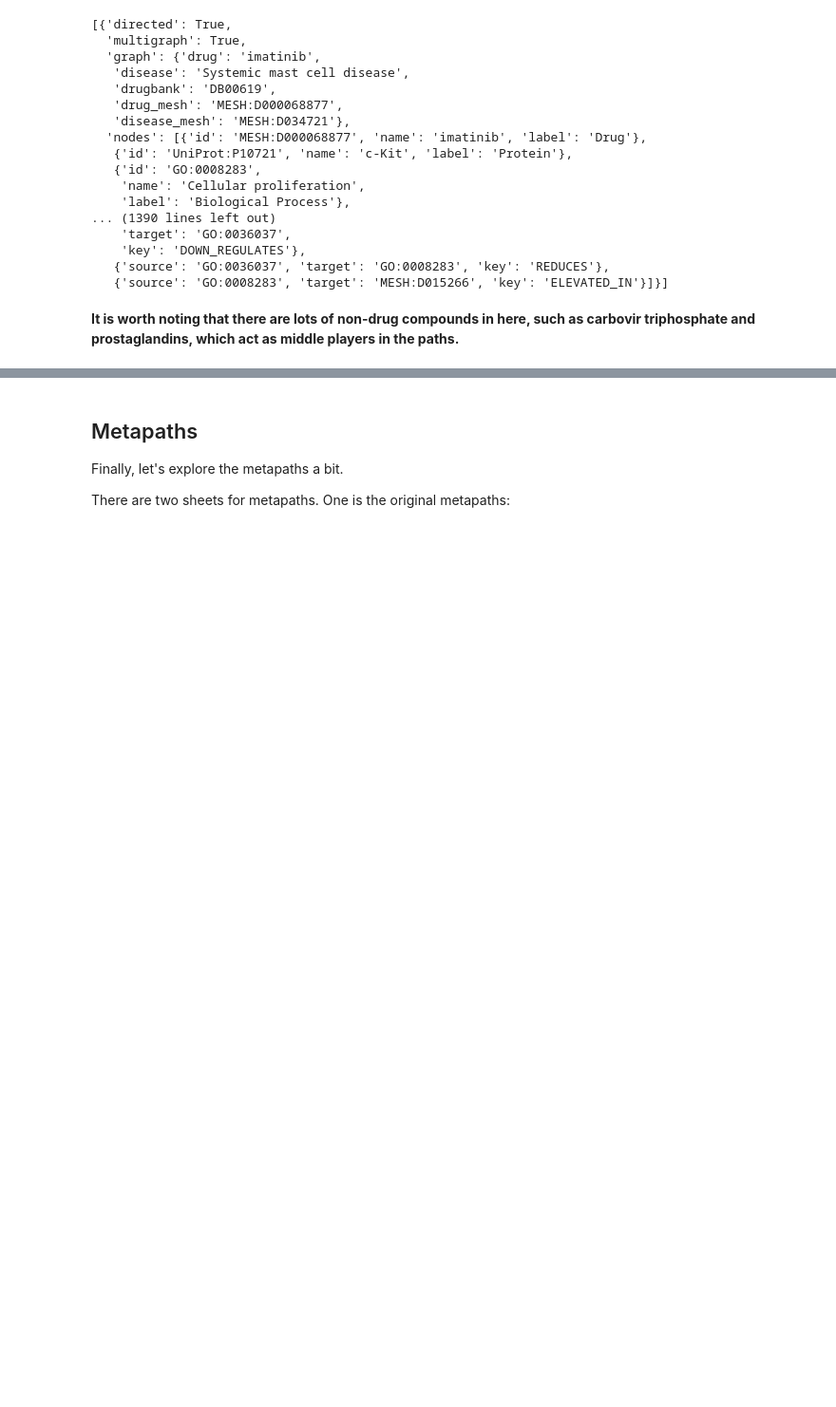
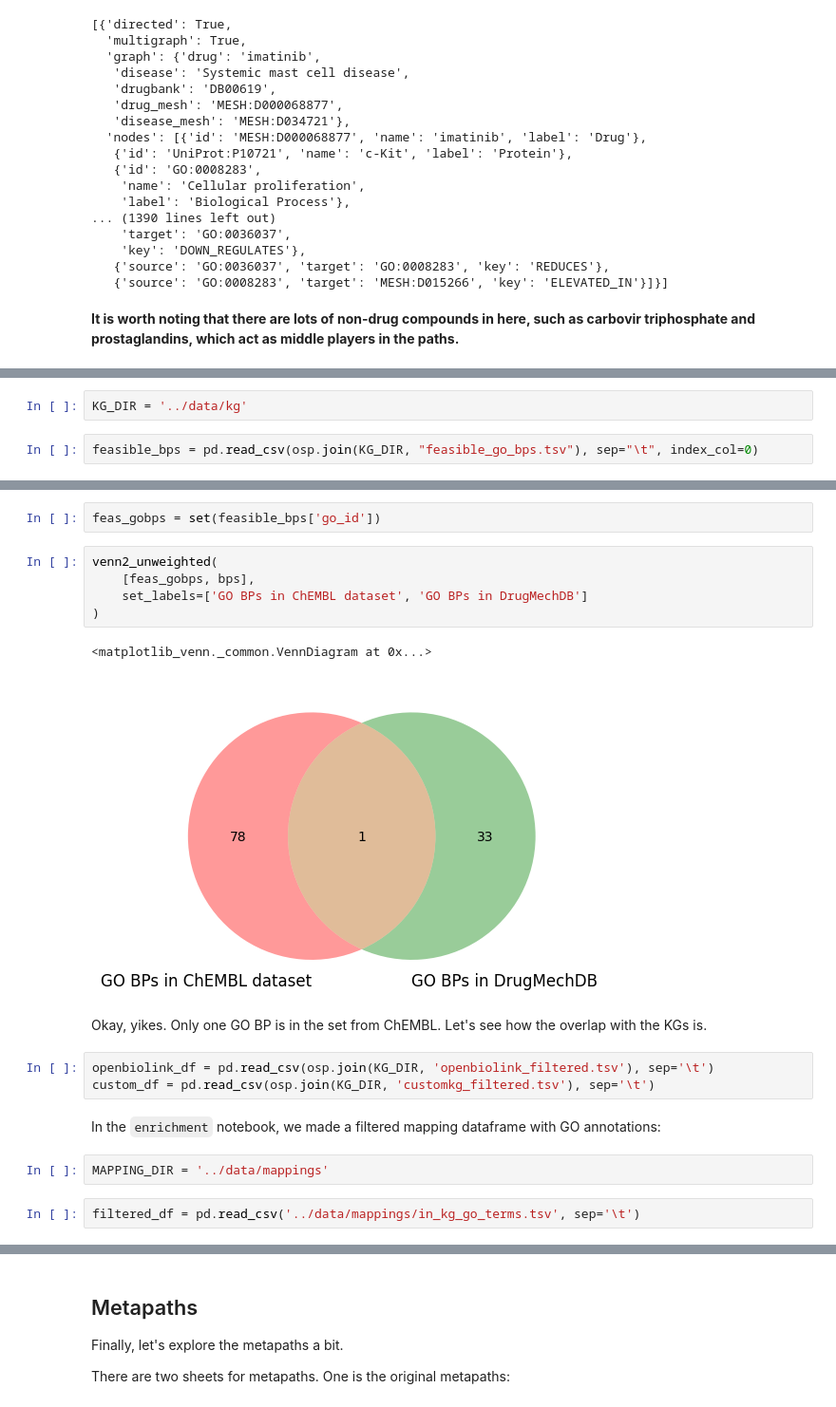
Before and after one commit to laurendelong21/MoA-Net, a Jupyter notebook: notebooks/exploration_drugmechdb.ipynb, the cells around one changed output, grey strips where cells are left out. Shown: that part at 95% size. Cells and saved outputs as stored; diff of their text form; blank space fills up the shorter version.

```diff
--- a/notebooks/exploration_drugmechdb.ipynb
+++ b/notebooks/exploration_drugmechdb.ipynb
@@ -183,0 +191,4 @@ bp_paths
+# %%
+KG_DIR = '../data/kg'
+# %%
+feasible_bps = pd.read_csv(osp.join(KG_DIR, "feasible_go_bps.tsv"), sep="\t", index_col=0)
@@ -183,0 +204,21 @@ bp_paths
+# %%
+feas_gobps = set(feasible_bps['go_id'])
+# %%
+venn2_unweighted(
+    [feas_gobps, bps],
+    set_labels=['GO BPs in ChEMBL dataset', 'GO BPs in DrugMechDB']
+)
+# %% [output]
+<matplotlib_venn._common.VennDiagram at 0x...>
+[figure, added]
+# %% [markdown]
+Okay, yikes. Only one GO BP is in the set from ChEMBL. Let's see how the overlap with the KGs is.
+# %%
+openbiolink_df = pd.read_csv(osp.join(KG_DIR, 'openbiolink_filtered.tsv'), sep='\t')
+custom_df = pd.read_csv(osp.join(KG_DIR, 'customkg_filtered.tsv'), sep='\t')
+# %% [markdown]
+In the `enrichment` notebook, we made a filtered mapping dataframe with GO annotations:
+# %%
+MAPPING_DIR = '../data/mappings'
+# %%
+filtered_df = pd.read_csv('../data/mappings/in_kg_go_terms.tsv', sep='\t')
```
Also changed, not shown: parts of 8 cells of this notebook.
